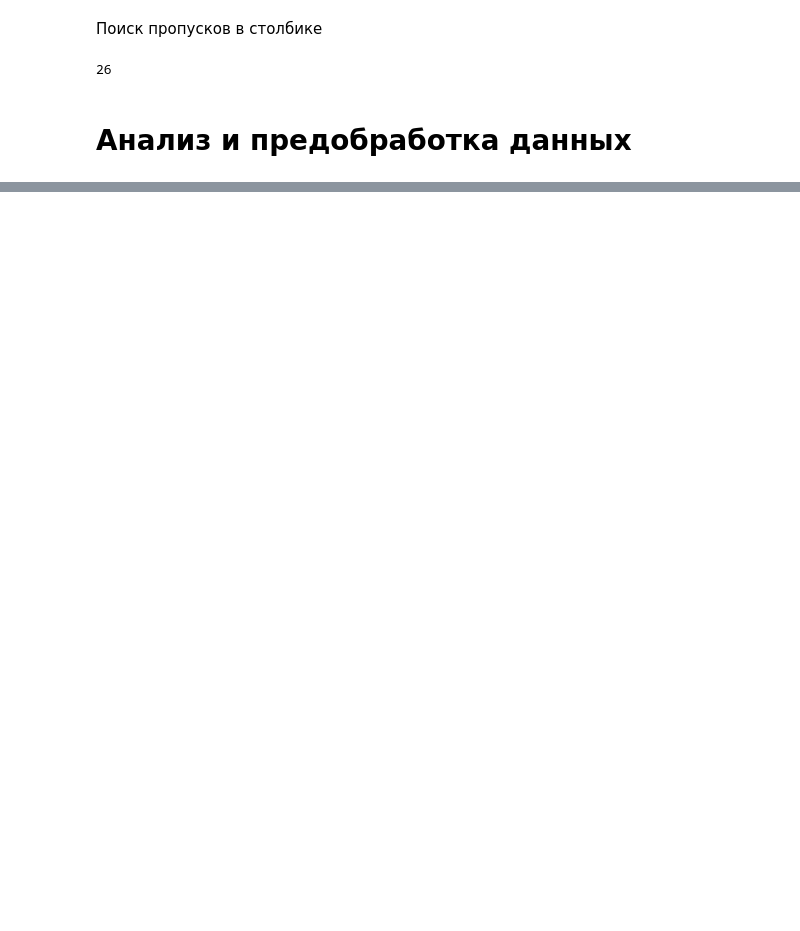
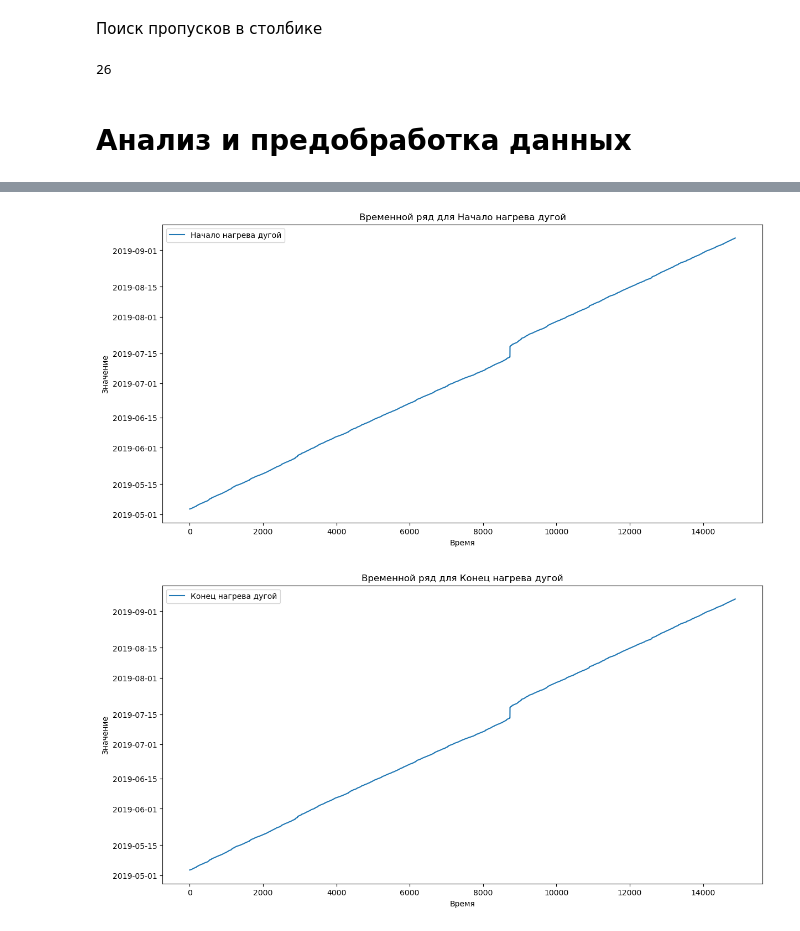
Before and after one commit to butuzovzeleboba/Industry, a Jupyter notebook: Industry.ipynb, the cells around one changed output, grey strips where cells are left out. Drawn from its saved outputs; the diff is of its cells as text; code cells hidden in the pictures; blank space fills up the shorter version.

```diff
--- a/Industry.ipynb
+++ b/Industry.ipynb
@@ -450,0 +462,4 @@ data_wire_time_new['Wire 1'].isna().sum()
+# %%
+def time_data(data):
+    time_features = data.select_dtypes(include=['datetime64']).columns.tolist()
+    return time_features
@@ -450,0 +483,10 @@ data_wire_time_new['Wire 1'].isna().sum()
+# %%
+def plot_time_series(data, time_features):
+    for feature in time_features:
+        plt.figure(figsize=(14, 7))
+        plt.plot(data[feature], label=feature)
+        plt.title(f'Временной ряд для {feature}')
+        plt.xlabel('Время')
+        plt.ylabel('Значение')
+        plt.legend()
+        plt.show()
@@ -450,0 +499,5 @@ data_wire_time_new['Wire 1'].isna().sum()
+# %%
+plot_time_series(data_arc_new, time_data(data_arc_new))
+# %% [output]
+[figure, added]
+[figure, added]
```
Also changed, not shown: parts of 7 cells of this notebook.
